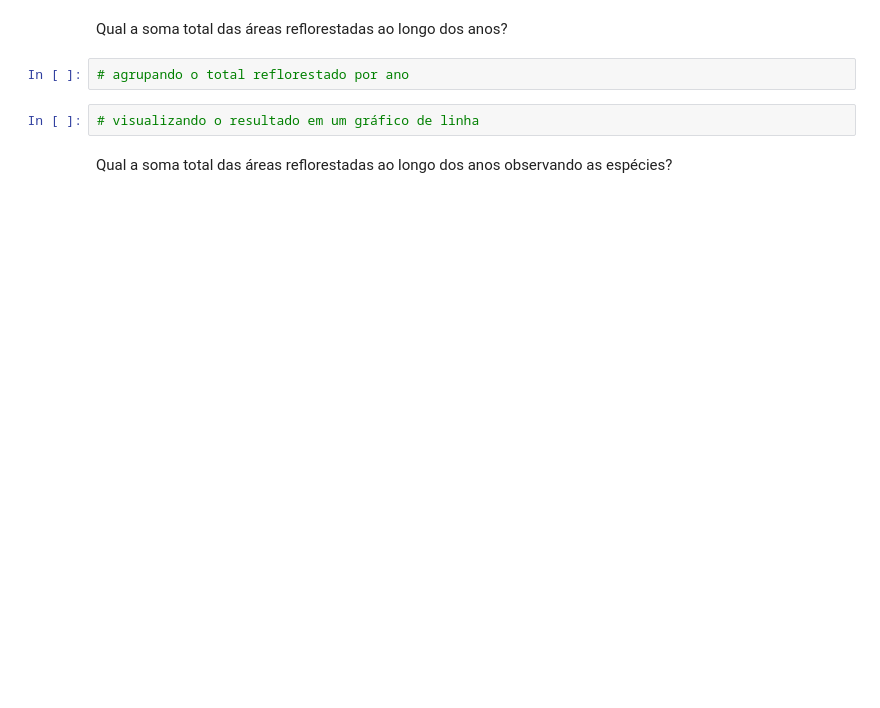
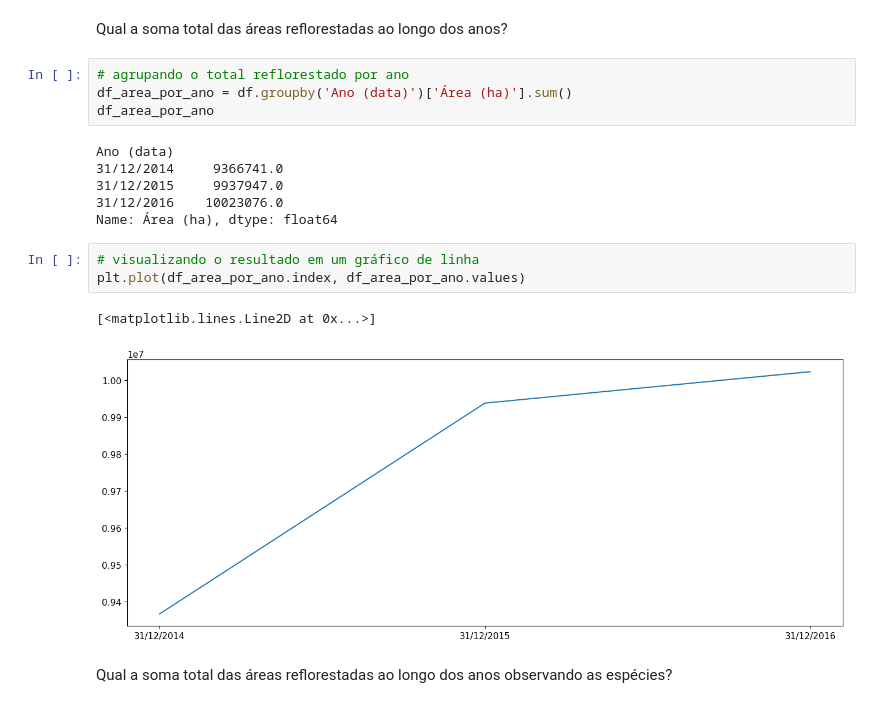
Before and after one commit to eltonflaviolima/Python_e_Dados, a Jupyter notebook: Tecnicas_de_programacao2/Aula02/Aula_2_Matplotlib.ipynb, the cells around one changed output. Saved outputs shown, nothing was run; the diff lists cells and outputs as text; blank space fills up the shorter version.

```diff
--- a/Tecnicas_de_programacao2/Aula02/Aula_2_Matplotlib.ipynb
+++ b/Tecnicas_de_programacao2/Aula02/Aula_2_Matplotlib.ipynb
@@ -200,8 +228,20 @@ plt.show()
 Qual a soma total das áreas reflorestadas ao longo dos anos?
 # %%
 # agrupando o total reflorestado por ano
+df_area_por_ano = df.groupby('Ano (data)')['Área (ha)'].sum()
+df_area_por_ano
+# %% [output]
+Ano (data)
+31/12/2014     9366741.0
+31/12/2015     9937947.0
+31/12/2016    10023076.0
+Name: Área (ha), dtype: float64
 # %%
 # visualizando o resultado em um gráfico de linha
+plt.plot(df_area_por_ano.index, df_area_por_ano.values)
+# %% [output]
+[<matplotlib.lines.Line2D at 0x...>]
+[figure, added]
 # %% [markdown]
 Qual a soma total das áreas reflorestadas ao longo dos anos observando as espécies?
 # %%
```
Also changed, not shown: parts of 37 cells of this notebook, 1 other file.
